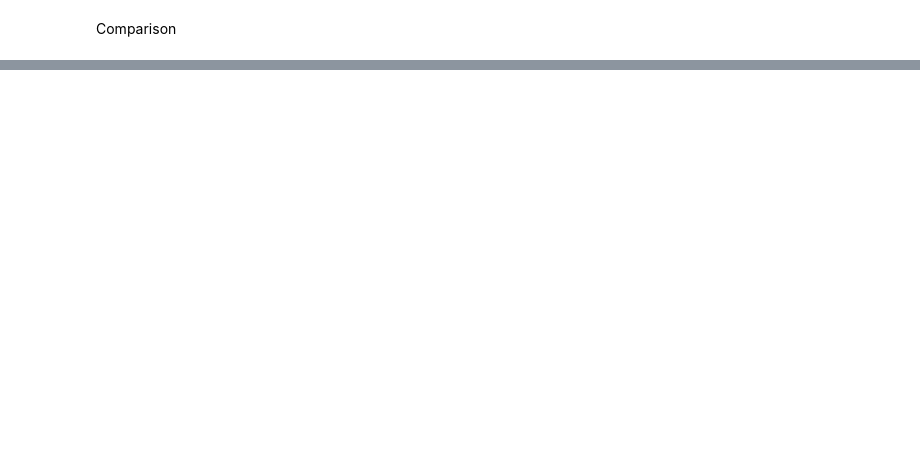
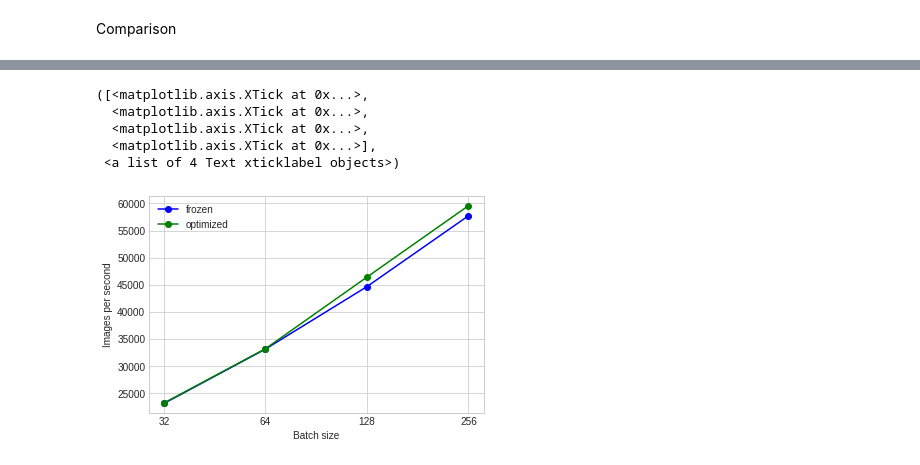
Before and after one commit to joseruiz1989/DeploymentGuide, a Jupyter notebook: 01_MNIST_tensorflow/01_01_MNIST_tf_load_model_frozen_optimized.ipynb, the cells around one changed output, grey strips where cells are left out. Drawn from its saved outputs; the diff is of its cells as text; code cells hidden in the pictures; blank space fills up the shorter version.

```diff
--- a/01_MNIST_tensorflow/01_01_MNIST_tf_load_model_frozen_optimized.ipynb
+++ b/01_MNIST_tensorflow/01_01_MNIST_tf_load_model_frozen_optimized.ipynb
@@ -339,0 +333,18 @@ Optimized | 0.6330 | 0.2271 | 0.1231 | 0.0742 | 0.0462 | 0.0323 | 0.0269
+# %%
+x2=[3, 4, 5, 6]
+my_xticks = ['32', '64', '128', '256']
+
+plt.figure()
+plt.plot(x2, times_frozen[3:,2], marker='o', color='blue', label='frozen')
+plt.plot(x2, times_optimized[3:,2], marker='o', color='green', label='optimized')
+plt.legend()
+plt.ylabel('Images per second')
+plt.xlabel('Batch size')
+plt.xticks(x2, my_xticks)
+# %% [output]
+([<matplotlib.axis.XTick at 0x...>,
+  <matplotlib.axis.XTick at 0x...>,
+  <matplotlib.axis.XTick at 0x...>,
+  <matplotlib.axis.XTick at 0x...>],
+ <a list of 4 Text xticklabel objects>)
+[figure, added]
```
Also changed, not shown: parts of 11 cells of this notebook, 4 other files.
